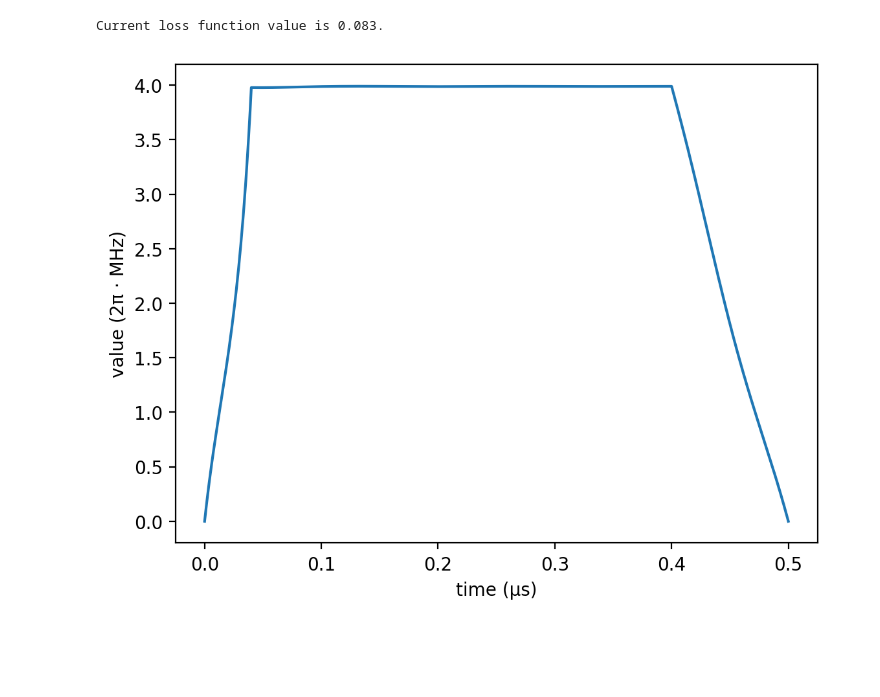
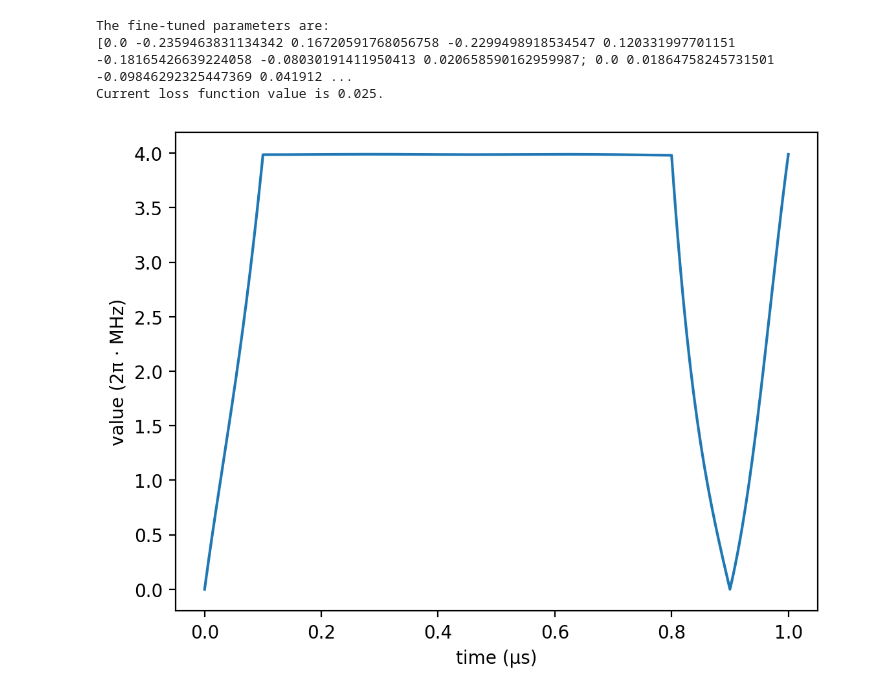
Before and after one commit to jiaqileng/diffBloqade, a Jupyter notebook: demo/demo-fine-tuning.ipynb, the cells around one changed output. Drawn from its saved outputs; the diff is of its cells as text; code cells hidden in the pictures; blank space fills up the shorter version.

Commit message:
update fine tuning demo

```diff
--- a/demo/demo-fine-tuning.ipynb
+++ b/demo/demo-fine-tuning.ipynb
@@ -10,17 +10,31 @@ include("../src/BloqadeControl.jl")
 using .BloqadeControl
 # %%
 # Define adiabatic pulses
-ts = 0.5
+ts = 1.0
 vmax1 = 3.99*2*pi
 vmax2 = 9.99*2*pi
 
+
+#function adb_pulse_x_(t::Float64)
+#    if t <= 0.08*ts
+#        return vmax1 * t/(0.08*ts);
+#    elseif 0.08*ts < t <= 0.8*ts
+#        return vmax1;
+#    elseif 0.8*ts < t <= ts
+#        return vmax1*(ts-t)/(0.2*ts);
+#    end
+#end
+
+
 function adb_pulse_x_(t::Float64)
-    if t <= 0.08*ts
-        return vmax1 * t/(0.08*ts);
-    elseif 0.08*ts < t <= 0.8*ts
+    if t <= 0.1*ts
+        return vmax1 * t/(0.1*ts);
+    elseif 0.1*ts < t <= 0.8*ts
         return vmax1;
-    elseif 0.8*ts < t <= ts
-        return vmax1*(ts-t)/(0.2*ts);
+    elseif 0.8*ts < t <= 0.9*ts
+        return vmax1*(0.9*ts-t)/(0.1*ts);
+    elseif 0.9*ts < t <= ts
+        return vmax1*(t-0.9*ts)/(0.1*ts);
     end
 end
 
@@ -45,7 +59,7 @@ f0 = [adb_pulse_x, adb_pulse_z]
 
 # Specify training parameters
 params = zeros(Float64, (2, n_basis))
-lr = 1e-3
+lr = 2e-3
 w_l2 = 1e-3
 n_iter = 500
 method = "adam"
@@ -107,11 +122,15 @@ epoch: 500, loss = 0.0825, loss_l2 = 0.000005
 # %%
 # Fine-tuned pulse visualization
+@printf "The fine-tuned parameters are:\n"
+print(optim.params,"\n")
 update_waveform!(model, generator, optim.params)
 @printf "Current loss function value is %.3f." compute_loss(model, generator, optim)
 Bloqade.plot(generator.Ω1)
 # %% [output]
-Current loss function value is 0.083.
+The fine-tuned parameters are:
+[0.0 -0.2359463831134342 0.16720591768056758 -0.2299498918534547 0.120331997701151 -0.18165426639224058 -0.08030191411950413 0.020658590162959987; 0.0 0.01864758245731501 -0.09846292325447369 0.041912 ...
+Current loss function value is 0.025.
-[figure, old version]
+[figure, new version]
 # %%
 Bloqade.plot(generator.Δ1[2])
 # %% [output]
```
Also changed, not shown: parts of 5 cells of this notebook.
